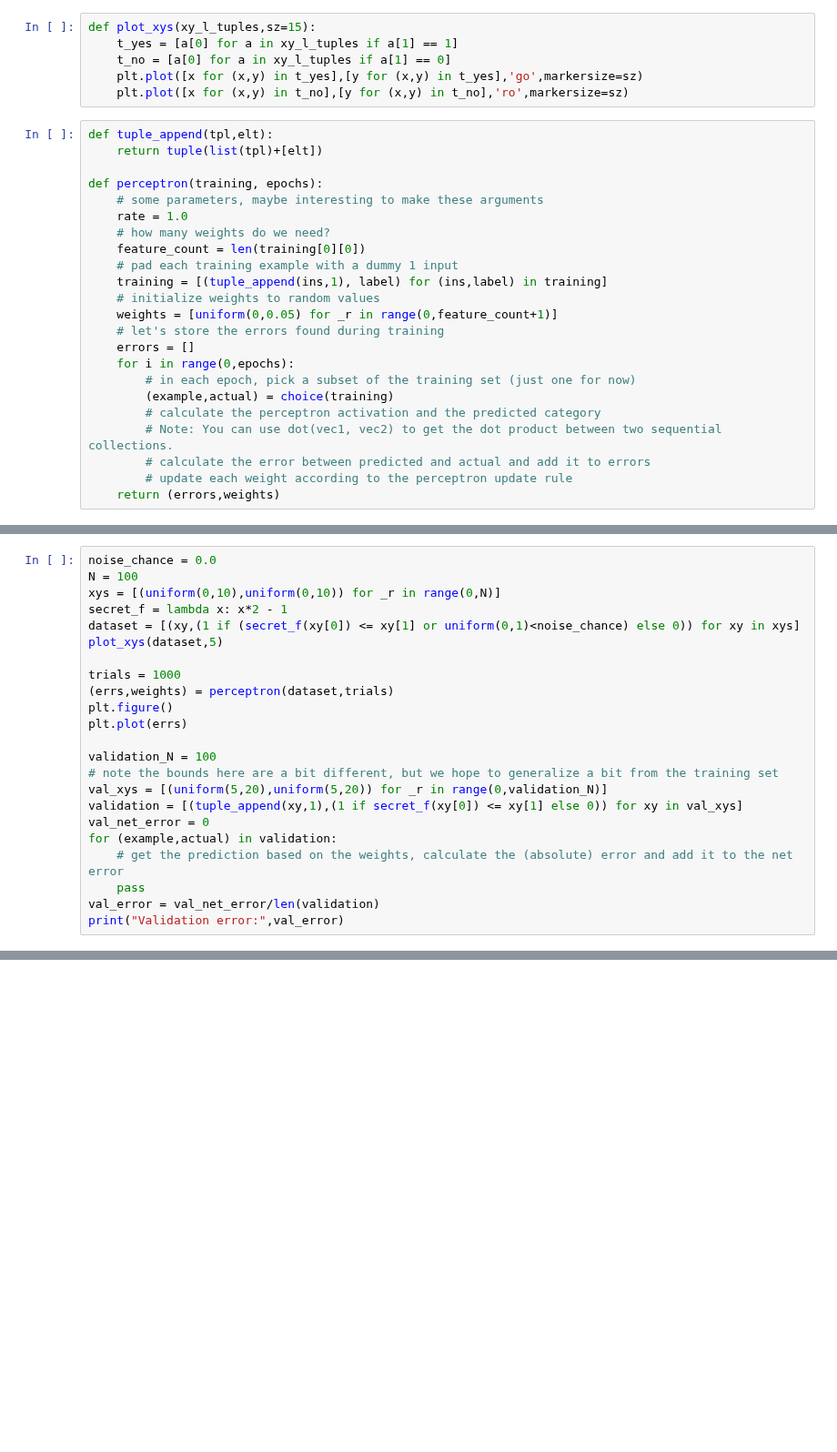
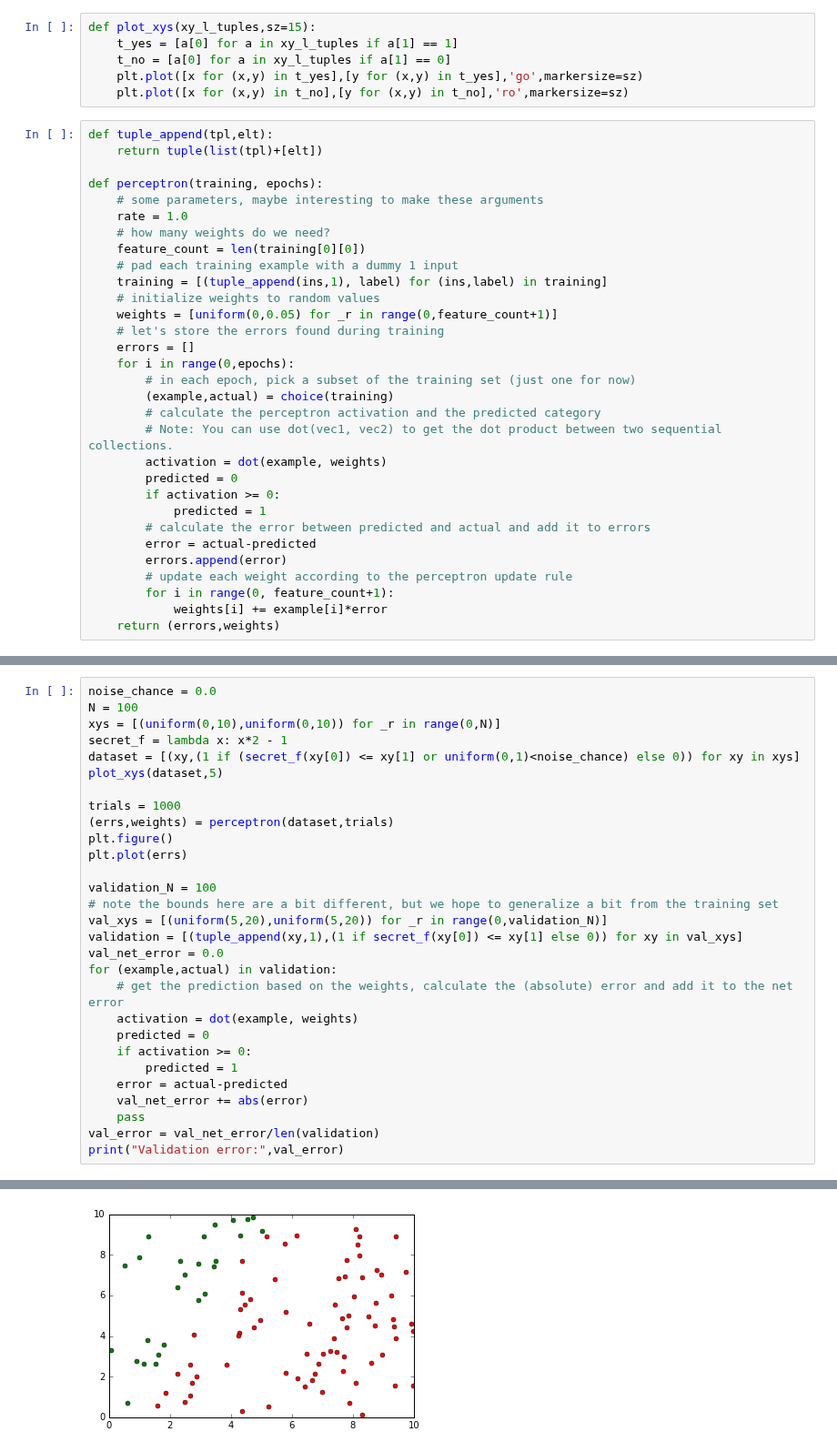
Before and after one commit to JoeOsborn/spcs-ai, a Jupyter notebook: projects/6-perceptron/Perceptrons.ipynb, the cells around one changed output, grey strips where cells are left out. Shown at 91% size. Saved outputs shown, nothing was run; the diff lists cells and outputs as text; blank space fills up the shorter version.

```diff
--- a/projects/6-perceptron/Perceptrons.ipynb
+++ b/projects/6-perceptron/Perceptrons.ipynb
@@ -29,8 +30,16 @@ def perceptron(training, epochs):
         (example,actual) = choice(training)
         # calculate the perceptron activation and the predicted category
         # Note: You can use dot(vec1, vec2) to get the dot product between two sequential collections.
+        activation = dot(example, weights)
+        predicted = 0
+        if activation >= 0:
+            predicted = 1
         # calculate the error between predicted and actual and add it to errors
+        error = actual-predicted
+        errors.append(error)
         # update each weight according to the perceptron update rule
+        for i in range(0, feature_count+1):
+            weights[i] += example[i]*error
     return (errors,weights)
 # %%
 and_set = [((0,0),0), ((0,1),0), ((1,0),0), ((1,1),1)]
@@ -70,9 +91,16 @@ validation_N = 100
 # note the bounds here are a bit different, but we hope to generalize a bit from the training set
 val_xys = [(uniform(5,20),uniform(5,20)) for _r in range(0,validation_N)]
 validation = [(tuple_append(xy,1),(1 if secret_f(xy[0]) <= xy[1] else 0)) for xy in val_xys]
-val_net_error = 0
+val_net_error = 0.0
 for (example,actual) in validation:
     # get the prediction based on the weights, calculate the (absolute) error and add it to the net error
+    activation = dot(example, weights)
+    predicted = 0
+    if activation >= 0:
+        predicted = 1
+    error = actual-predicted
+    val_net_error += abs(error)
     pass
 val_error = val_net_error/len(validation)
 print("Validation error:",val_error)
+# %% [output]
@@ -78,0 +108 @@ print("Validation error:",val_error)
+[figure, added]
```
Also changed, not shown: parts of 5 cells of this notebook, 1 other file.
